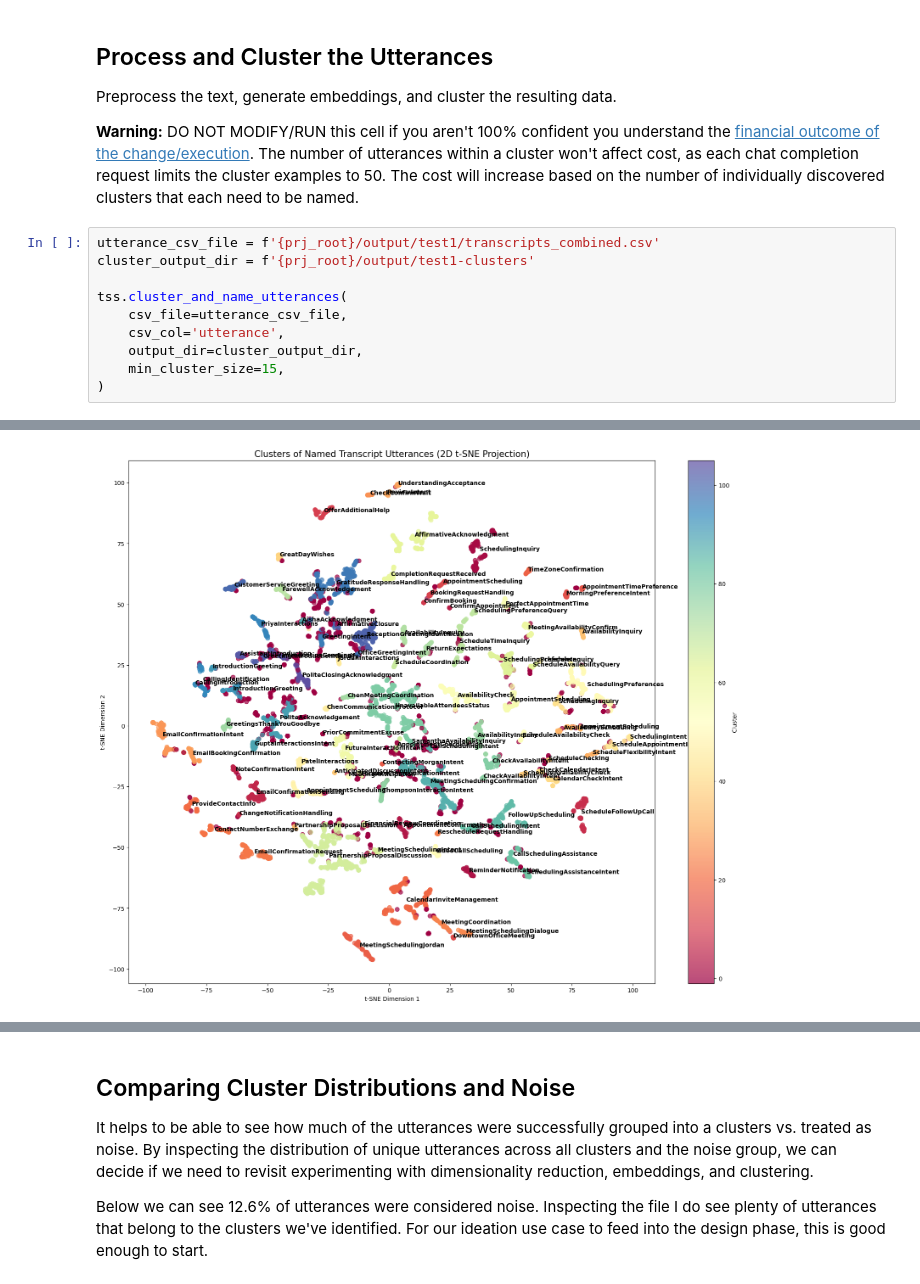
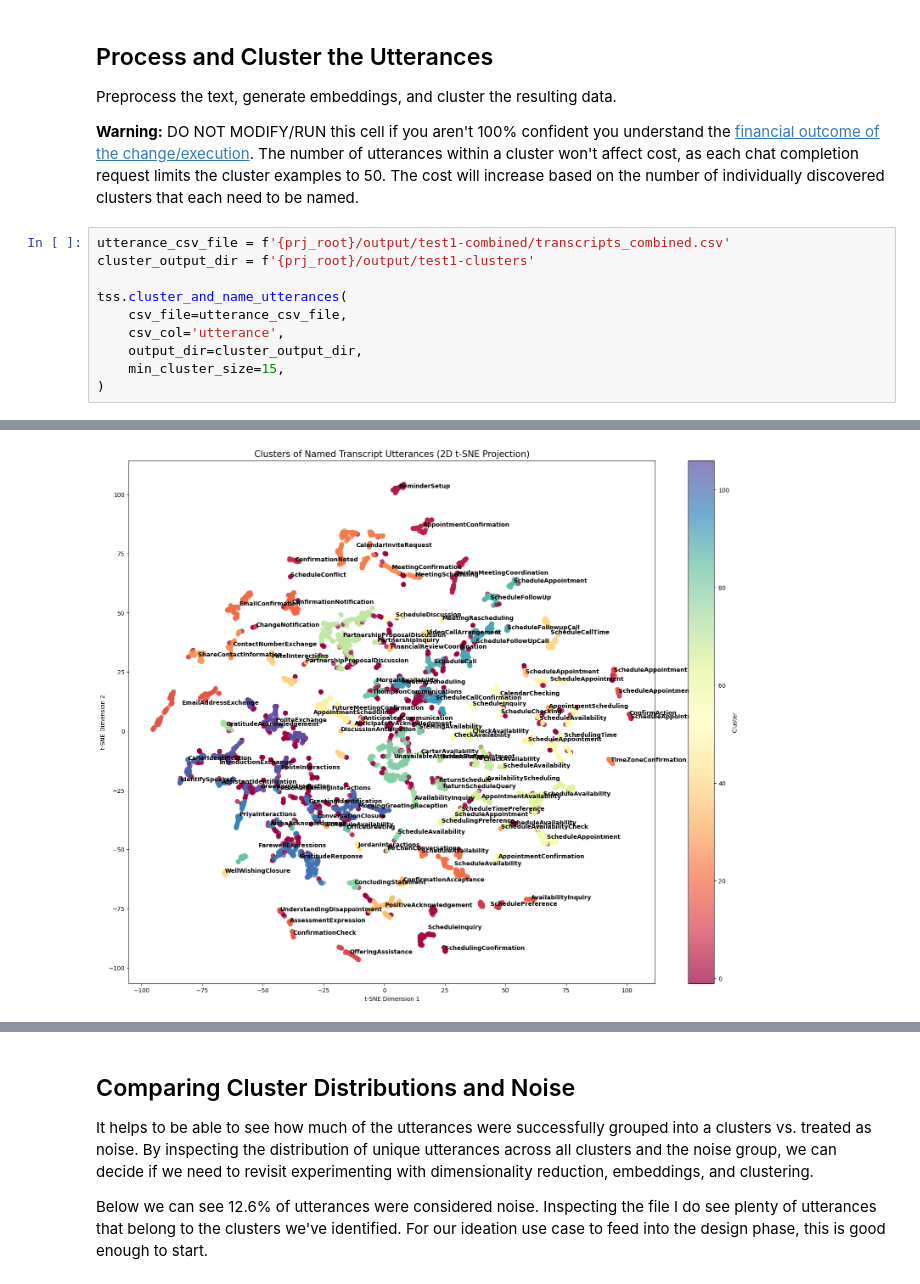
Before and after one commit to sitinc/journey-discovery-getting-started, a Jupyter notebook: notes/journey-discovery-getting-started.ipynb, the cells around one changed output, grey strips where cells are left out. Saved outputs shown, nothing was run; the diff lists cells and outputs as text.

```diff
--- a/notes/journey-discovery-getting-started.ipynb
+++ b/notes/journey-discovery-getting-started.ipynb
@@ -157,7 +154,7 @@ Preprocess the text, generate embeddings, and cluster the resulting data.
 **Warning:**
 DO NOT MODIFY/RUN this cell if you aren't 100% confident you understand the [financial outcome of the change/execution](https://openai.com/pricing).  The number of utterances within a cluster won't affect cost, as each chat completion request limits the cluster examples to 50.  The cost will increase based on the number of individually discovered clusters that each need to be named.
 # %%
-utterance_csv_file = f'{prj_root}/output/test1/transcripts_combined.csv'
+utterance_csv_file = f'{prj_root}/output/test1-combined/transcripts_combined.csv'
 cluster_output_dir = f'{prj_root}/output/test1-clusters'
 
 tss.cluster_and_name_utterances(
@@ -187,4 +184,4 @@ tss.cluster_and_name_utterances(
-[figure, old version]
+[figure, new version]
 # %% [markdown]
 # Analyzing Clusters of "could-be" Intents
 
```
Also changed, not shown: parts of 13 cells of this notebook.
